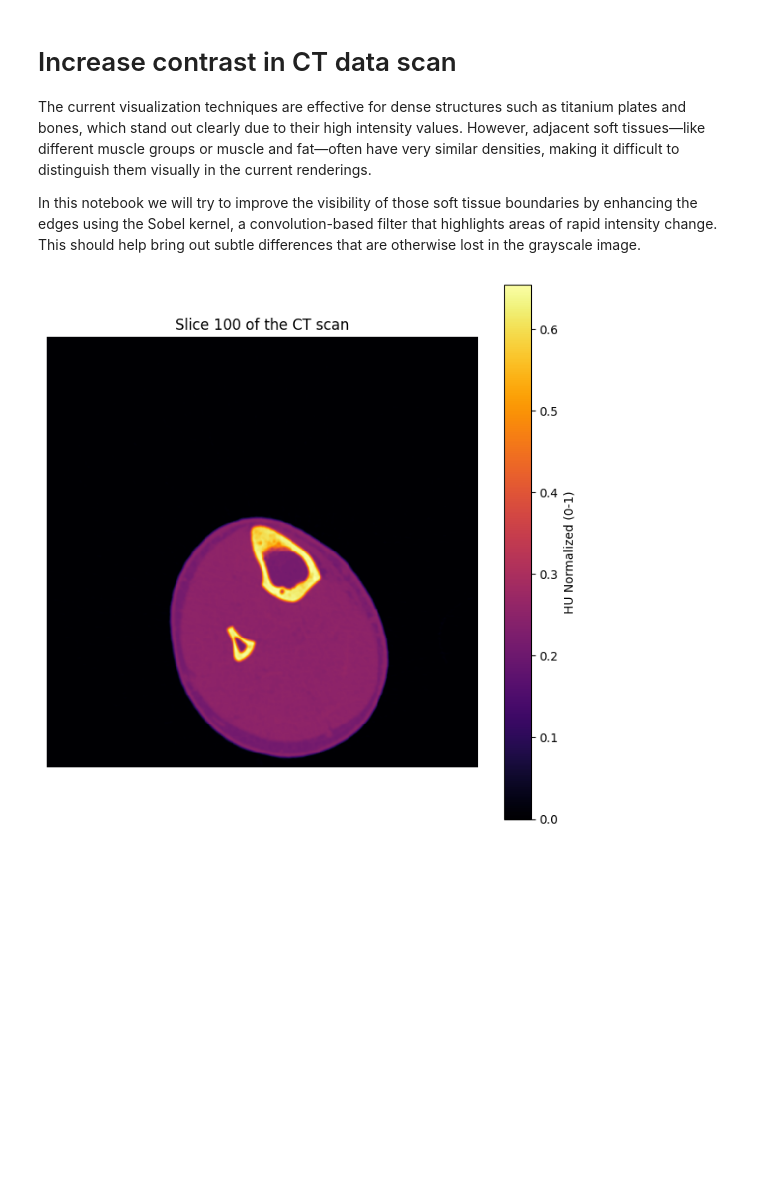
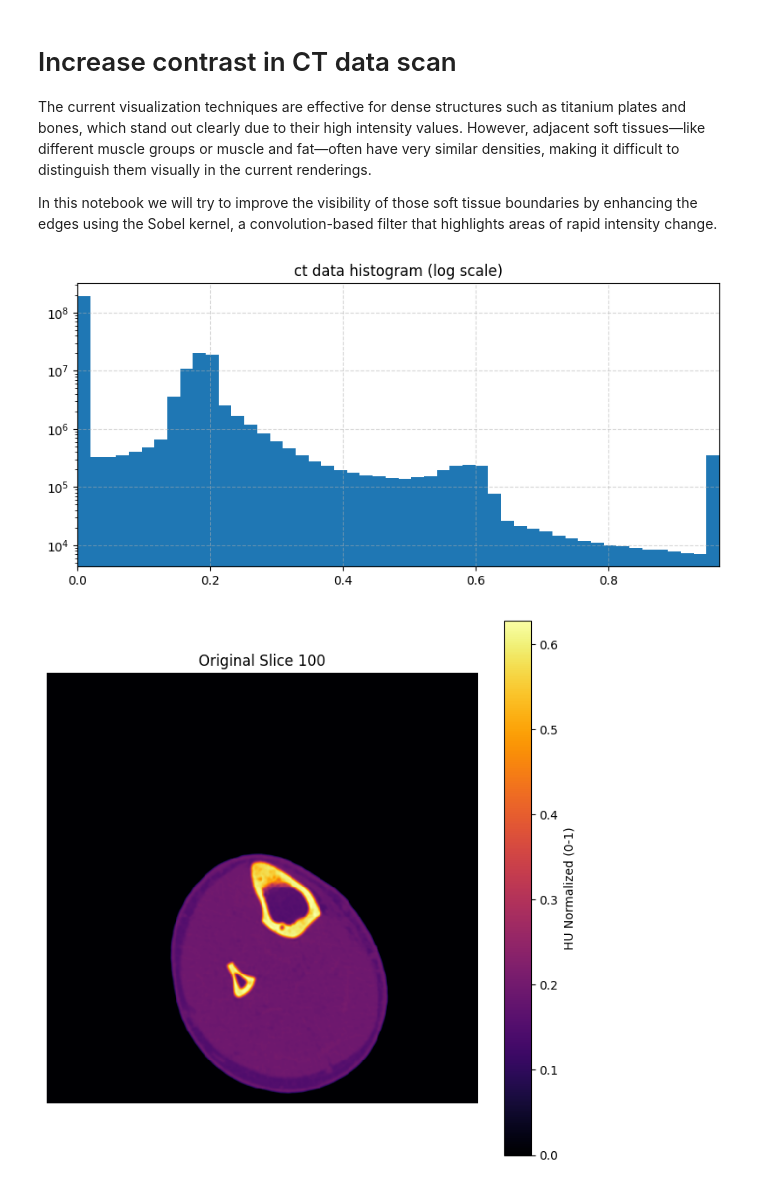
Before and after one commit to MateoVanDamme/3dknee, a Jupyter notebook: processing_increase_contrast_nrrd.ipynb, the cells around one changed output. Cells and saved outputs as stored; diff of their text form; code cells hidden in the pictures; blank space fills up the shorter version.

```diff
--- a/processing_increase_contrast_nrrd.ipynb
+++ b/processing_increase_contrast_nrrd.ipynb
@@ -3,4 +3,4 @@
 
 The current visualization techniques are effective for dense structures such as titanium plates and bones, which stand out clearly due to their high intensity values. However, adjacent soft tissues—like different muscle groups or muscle and fat—often have very similar densities, making it difficult to distinguish them visually in the current renderings.
 
-In this notebook we will try to improve the visibility of those soft tissue boundaries by enhancing the edges using the Sobel kernel, a convolution-based filter that highlights areas of rapid intensity change. This should help bring out subtle differences that are otherwise lost in the grayscale image.
+In this notebook we will try to improve the visibility of those soft tissue boundaries by enhancing the edges using the Sobel kernel, a convolution-based filter that highlights areas of rapid intensity change.
@@ -7,24 +68,11 @@ In this notebook we will try to improve the visibility of those soft tissue boun
 # %%
-%reset -f
-import nrrd
-import matplotlib.pyplot as plt
-from scipy.ndimage import sobel
-import numpy as np
-import matplotlib.pyplot as plt
-
-filename = "data/ct_scan_knee_postop.nrrd"
-data, header = nrrd.read(filename)
-
 # Select a slice
 slice_index = 100
 slice_data = data[slice_index]
 
+plot_histogram(data, bins=50, title="ct data histogram")
 # Plot the slice
-plt.figure(figsize=(8, 8))
-plt.imshow(slice_data, cmap='inferno', interpolation='none')
-plt.title(f'Slice {slice_index} of the CT scan')
-plt.colorbar(label='HU Normalized (0-1)')
-plt.axis('off')  # Hide axis
-plt.show()
+plot_slice(slice_data, title=f"Original Slice {slice_index}", colorbar_label='HU Normalized (0-1)')
 # %% [output]
-[figure, old version]
+[figure, new version]
+[figure, added]
```
Also changed, not shown: parts of 15 cells of this notebook, 2 other files.
